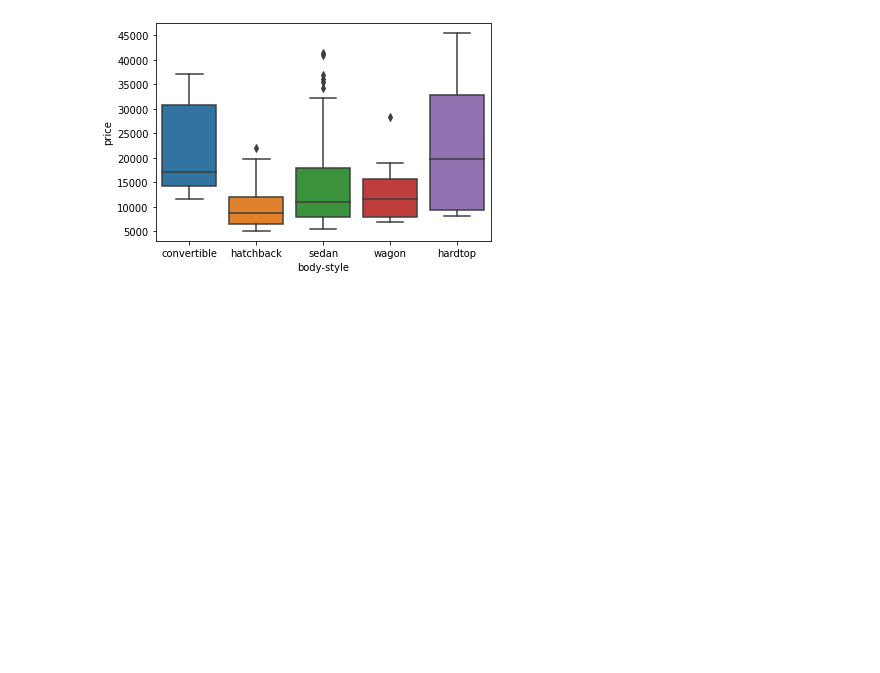
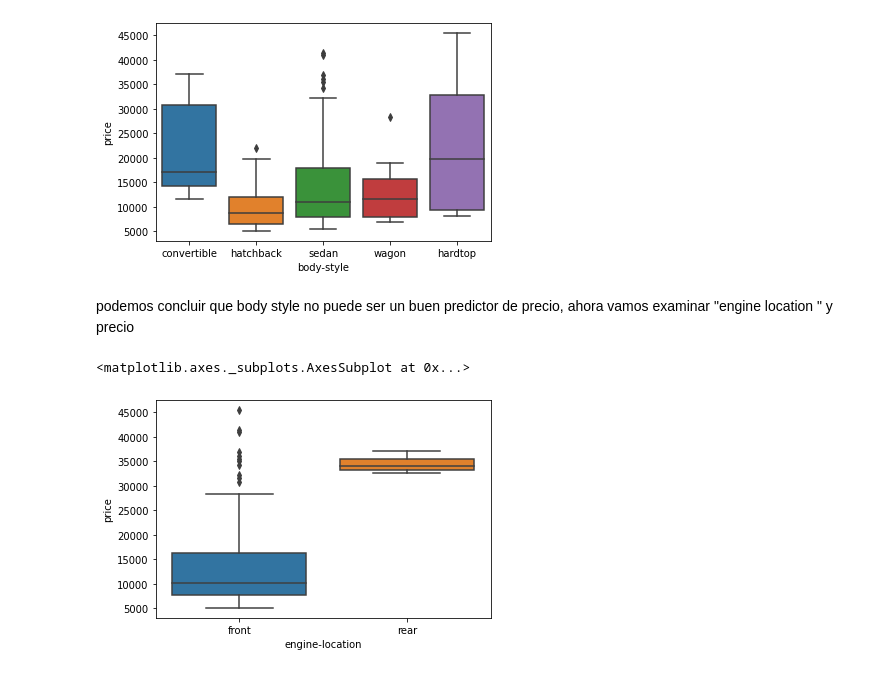
Before and after one commit to PosgradoMNA/actividades-de-aprendizaje-Emerson-JRM, a Jupyter notebook: Semana_6_Data_Analysis_with_Python_(IBM).ipynb, the cells around one changed output. Drawn from its saved outputs; the diff is of its cells as text; code cells hidden in the pictures; blank space fills up the shorter version.

```diff
--- a/Semana_6_Data_Analysis_with_Python_(IBM).ipynb
+++ b/Semana_6_Data_Analysis_with_Python_(IBM).ipynb
@@ -185,3 +187,10 @@ sns.boxplot(x="body-style", y="price", data=df)
 # %% [output]
 <matplotlib.axes._subplots.AxesSubplot at 0x...>
 [figure]
+# %% [markdown]
+podemos concluir que body style no puede ser un buen predictor de precio, ahora vamos examinar "engine location " y precio
+# %%
+sns.boxplot(x="engine-location", y="price", data=df)
+# %% [output]
+<matplotlib.axes._subplots.AxesSubplot at 0x...>
+[figure, added]
```
Also changed, not shown: parts of 13 cells of this notebook.
